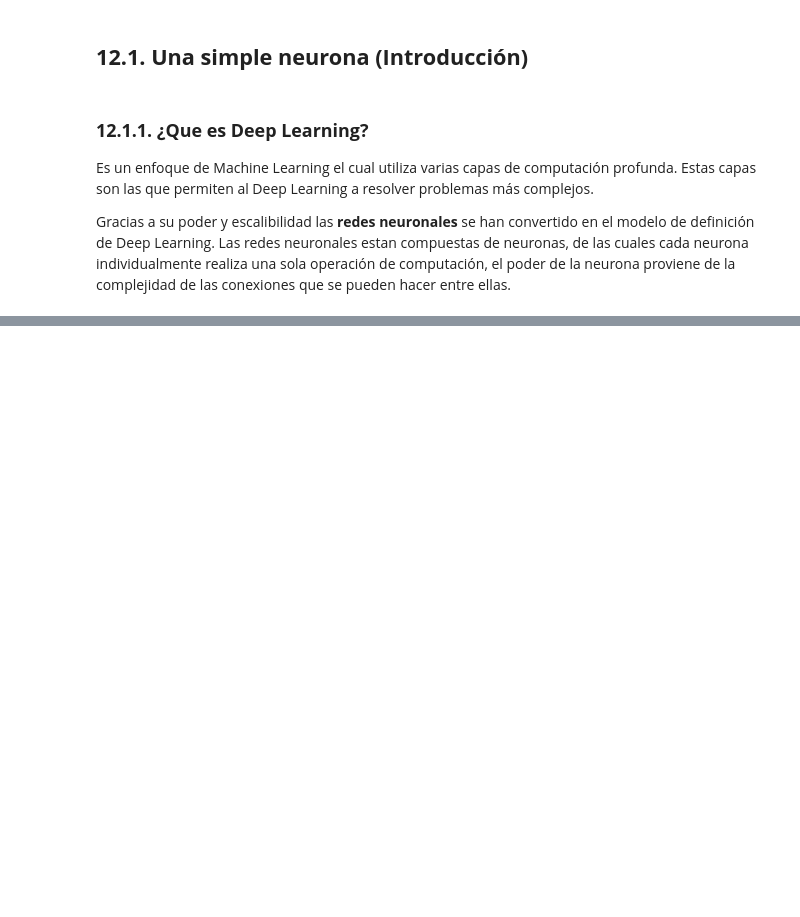
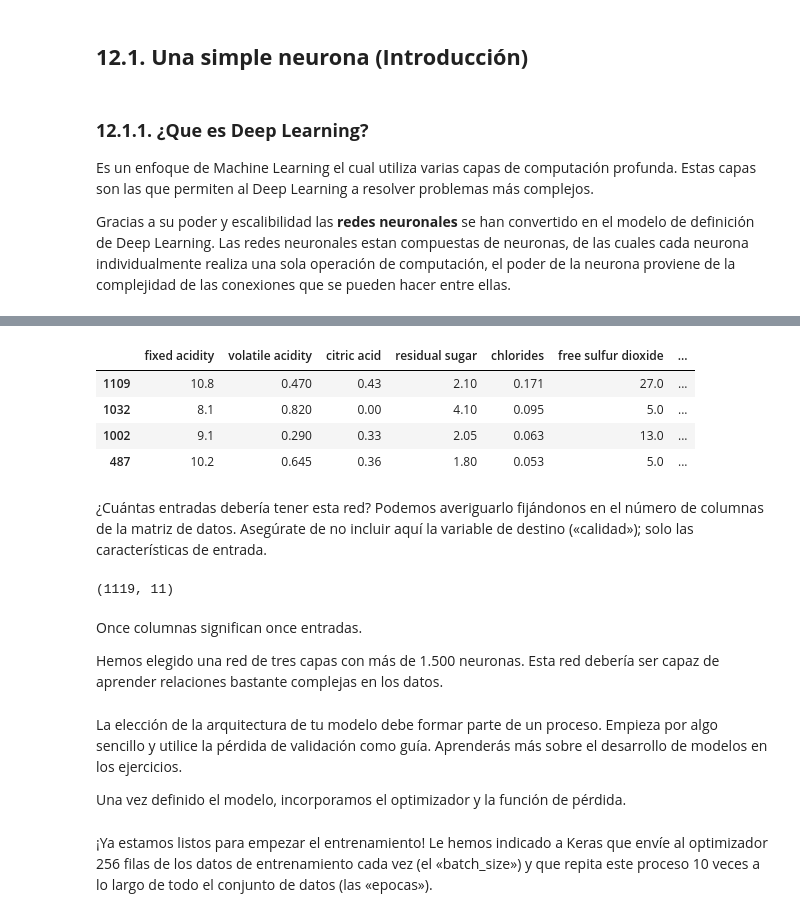
Before and after one commit to Kur0n3-112/CuadernosJupyterlab, a Jupyter notebook: kaggle/12_IntroToDeepLearning.ipynb, the cells around one changed output, grey strips where cells are left out. Cells and saved outputs as stored; diff of their text form; code cells hidden in the pictures; blank space fills up the shorter version.

```diff
--- a/kaggle/12_IntroToDeepLearning.ipynb
+++ b/kaggle/12_IntroToDeepLearning.ipynb
@@ -21,0 +160,38 @@ La *y* es el valor que la neurona emite finalmente. Para obtener la salida, la n
+# %%
+import pandas as pd
+from IPython.display import display
+
+red_wine = pd.read_csv('./red-wine.csv')
+
+# Create training and validation splits
+df_train = red_wine.sample(frac=0.7, random_state=0)
+df_valid = red_wine.drop(df_train.index)
+display(df_train.head(4))
+
+# Scale to [0, 1]
+max_ = df_train.max(axis=0)
+min_ = df_train.min(axis=0)
+df_train = (df_train - min_) / (max_ - min_)
+df_valid = (df_valid - min_) / (max_ - min_)
+
+# Split features and target
+X_train = df_train.drop('quality', axis=1)
+X_valid = df_valid.drop('quality', axis=1)
+y_train = df_train['quality']
+y_valid = df_valid['quality']
+# %% [output]
+|  | fixed acidity | volatile acidity | citric acid | residual sugar | chlorides | free sulfur dioxide | ... |
+| 1109 | 10.8 | 0.470 | 0.43 | 2.10 | 0.171 | 27.0 | ... |
+| 1032 | 8.1 | 0.820 | 0.00 | 4.10 | 0.095 | 5.0 | ... |
+| 1002 | 9.1 | 0.290 | 0.33 | 2.05 | 0.063 | 13.0 | ... |
+| 487 | 10.2 | 0.645 | 0.36 | 1.80 | 0.053 | 5.0 | ... |
+# %% [markdown]
+¿Cuántas entradas debería tener esta red? Podemos averiguarlo fijándonos en el número de columnas de la matriz de datos. Asegúrate de no incluir aquí la variable de destino («calidad»); solo las características de entrada.
+# %%
+print(X_train.shape)
+# %% [output]
+(1119, 11)
+# %% [markdown]
+Once columnas significan once entradas.
+
+Hemos elegido una red de tres capas con más de 1.500 neuronas. Esta red debería ser capaz de aprender relaciones bastante complejas en los datos.
@@ -21,0 +208,4 @@ La *y* es el valor que la neurona emite finalmente. Para obtener la salida, la n
+# %% [markdown]
+La elección de la arquitectura de tu modelo debe formar parte de un proceso. Empieza por algo sencillo y utilice la pérdida de validación como guía. Aprenderás más sobre el desarrollo de modelos en los ejercicios.
+
+Una vez definido el modelo, incorporamos el optimizador y la función de pérdida.
@@ -21,0 +217,2 @@ La *y* es el valor que la neurona emite finalmente. Para obtener la salida, la n
+# %% [markdown]
+¡Ya estamos listos para empezar el entrenamiento! Le hemos indicado a Keras que envíe al optimizador 256 filas de los datos de entrenamiento cada vez (el «batch_size») y que repita este proceso 10 veces a lo largo de todo el conjunto de datos (las «epocas»).
```
Also changed, not shown: parts of 21 cells of this notebook, 10 other files.
